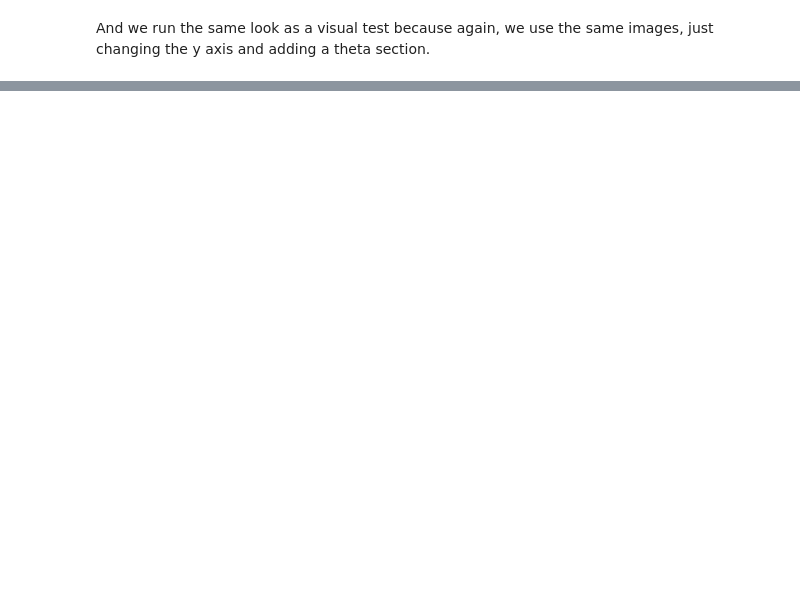
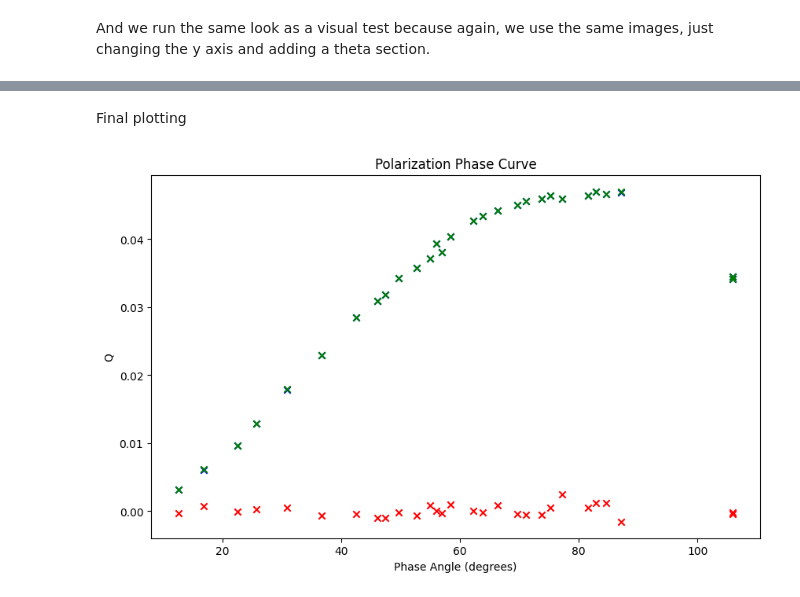
Before and after one commit to amedina-astr/Titan_LC, a Jupyter notebook: Polarization_curves.ipynb, the cells around one changed output, grey strips where cells are left out. Drawn from its saved outputs; the diff is of its cells as text; code cells hidden in the pictures; blank space fills up the shorter version.

```diff
--- a/Polarization_curves.ipynb
+++ b/Polarization_curves.ipynb
@@ -975,0 +800,13 @@ plt.show()
+# %% [markdown]
+Final plotting
+# %%
+plt.figure(figsize=(10, 6))
+plt.scatter(phase_angles, scat_qs, color='b', marker='x')
+plt.scatter(phase_angles, scat_us, color='r', marker='x')
+plt.scatter(phase_angles, spec_qs, color='g', marker='x')
+plt.xlabel('Phase Angle (degrees)')
+plt.ylabel('Q')
+plt.title('Polarization Phase Curve')
+plt.show()
+# %% [output]
+[figure, added]
```
Also changed, not shown: parts of 56 cells of this notebook, 1 other file.
